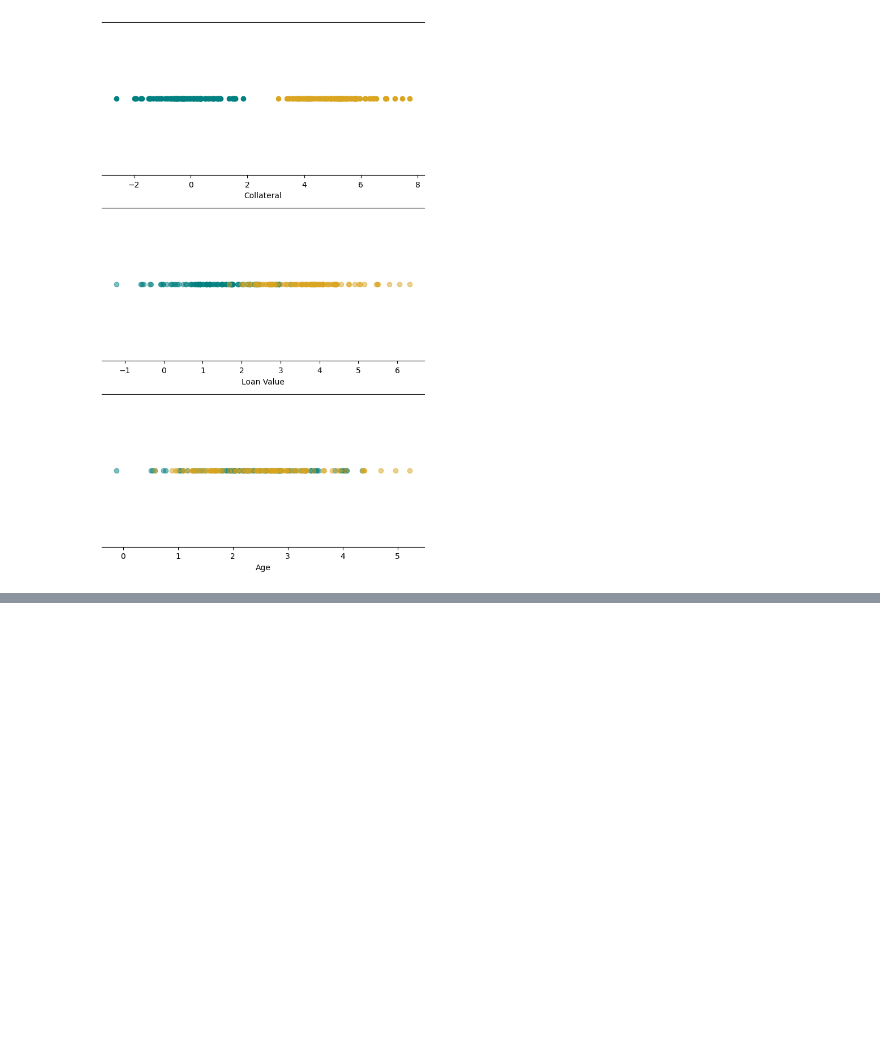
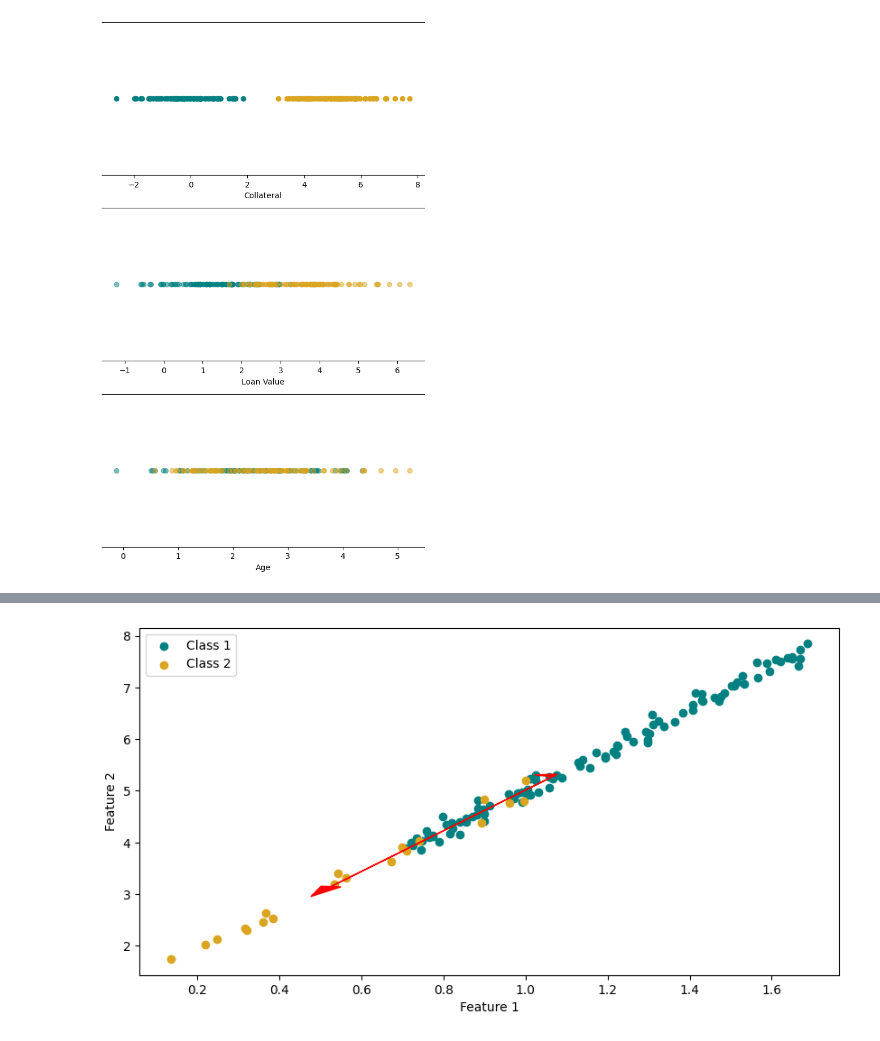
Before and after one commit to alrzJml/credit_presentation, a Jupyter notebook: d3/01_scatter.ipynb, the cells around one changed output, grey strips where cells are left out. Drawn from its saved outputs; the diff is of its cells as text; code cells hidden in the pictures; blank space fills up the shorter version.

```diff
--- a/d3/01_scatter.ipynb
+++ b/d3/01_scatter.ipynb
@@ -412,0 +452,21 @@ plt.show()
+# %%
+# variance matrix of data
+data=np.vstack([class_1_data, class_2_data])
+cov_mat = np.cov(data.T)
+# %%
+# eigen decomposition of covariance matrix
+eig_vals, eig_vecs = np.linalg.eig(cov_mat)
+# plot eigen values and eigen vectors across data
+fig, ax = plt.subplots(figsize=(10, 5))
+ax.scatter(class_1_data[:, 0], class_1_data[:, 1], c='teal', label='Class 1')
+ax.scatter(class_2_data[:, 0], class_2_data[:, 1], c='goldenrod', label='Class 2')
+ax.set_xlabel('Feature 1')
+ax.set_ylabel('Feature 2')
+ax.arrow(np.mean(data[:, 0]), np.mean(data[:, 1]), eig_vecs[0, 0] * eig_vals[0], eig_vecs[1, 0] * eig_vals[0], head_width=0.05, head_length=0.05, fc='red', ec='red')
+ax.arrow(np.mean(data[:, 0]), np.mean(data[:, 1]), eig_vecs[0, 1] * eig_vals[1], eig_vecs[1, 1] * eig_vals[1], head_width=0.05, head_length=0.2, fc='red', ec='red')
+# ax.set_xlim([0, 1.5])
+# ax.set_ylim([0, 5])
+ax.legend()
+plt.show()
+# %% [output]
+[figure, added]
```
Also changed, not shown: parts of 8 cells of this notebook, 17 other files.
